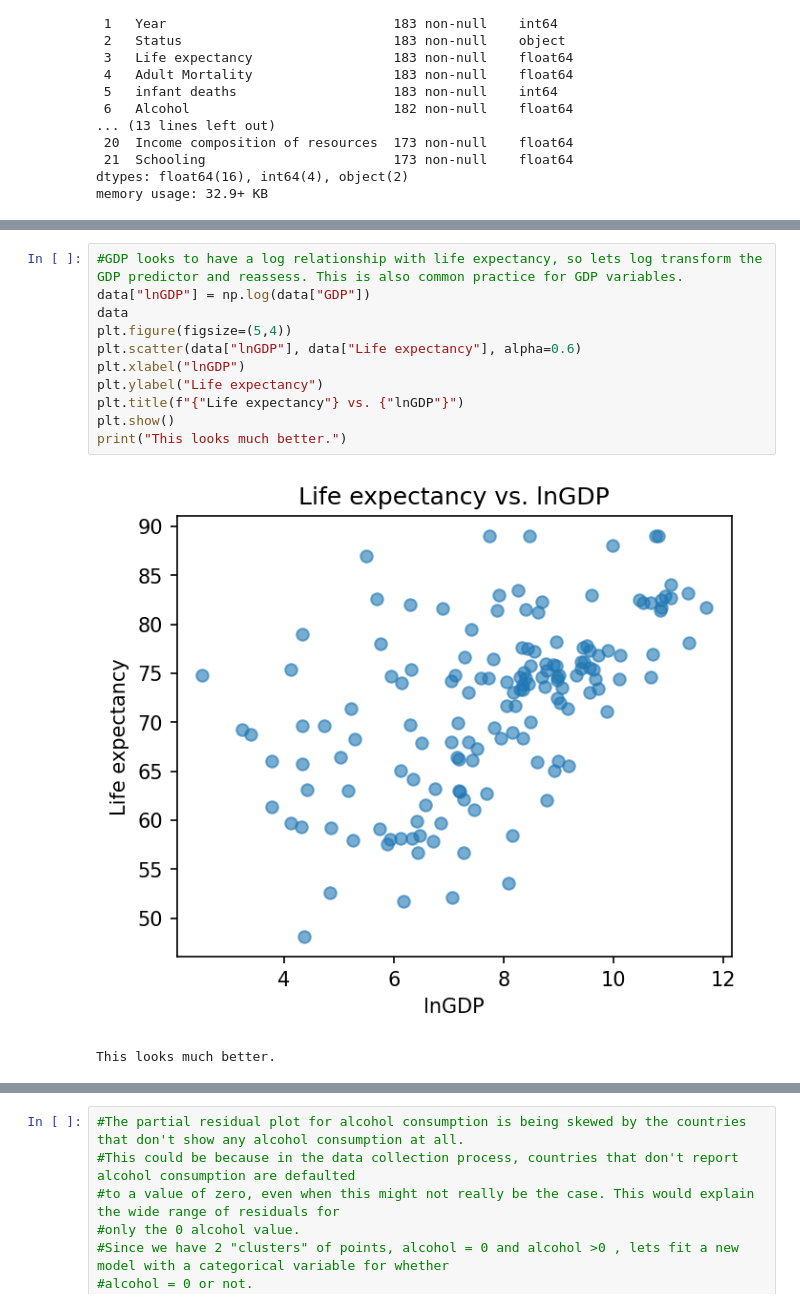
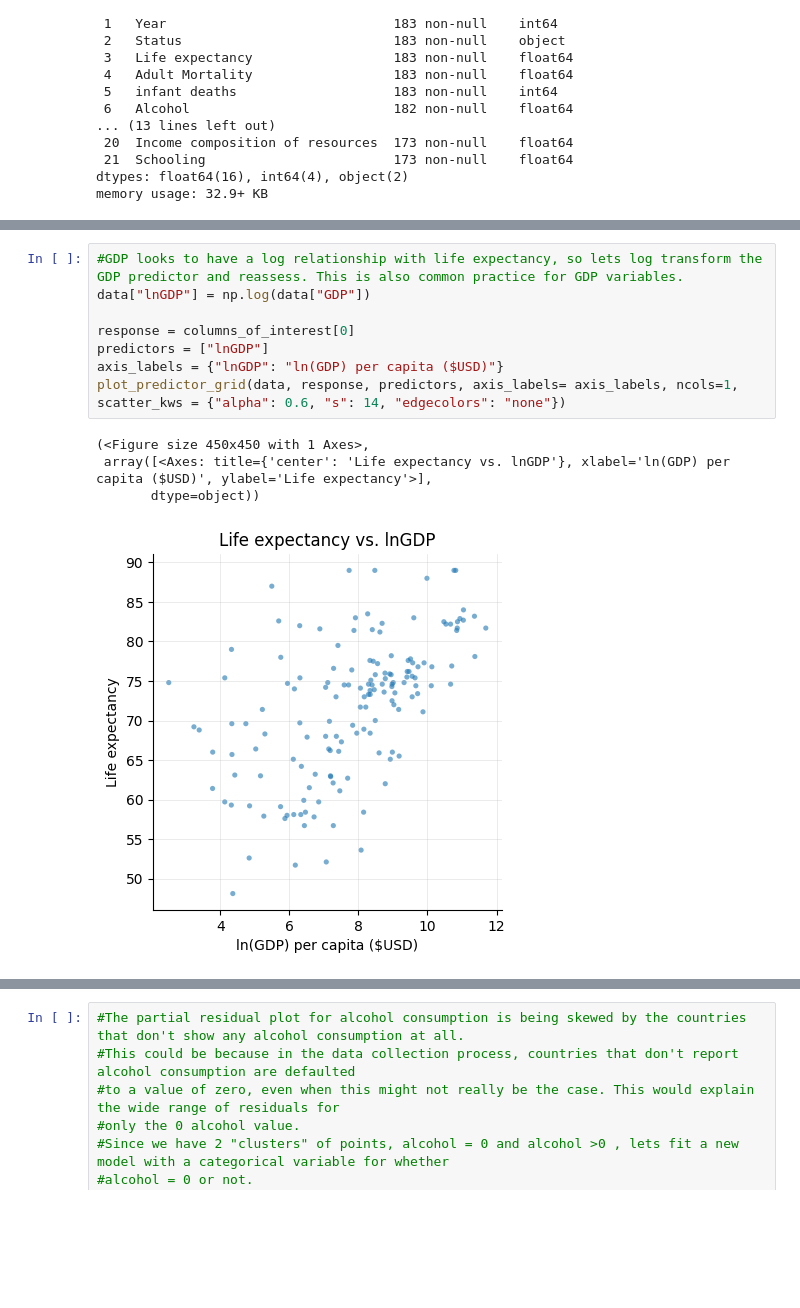
Before and after one commit to Nolan6Jensen/life-expectancy-modeling, a Jupyter notebook: analysis1.ipynb, the cells around one changed output, grey strips where cells are left out. Drawn from its saved outputs; the diff is of its cells as text; blank space fills up the shorter version.

```diff
--- a/analysis1.ipynb
+++ b/analysis1.ipynb
@@ -231,17 +215,16 @@ plt.show()
 # %%
 #GDP looks to have a log relationship with life expectancy, so lets log transform the GDP predictor and reassess. This is also common practice for GDP variables.
 data["lnGDP"] = np.log(data["GDP"])
-data
-plt.figure(figsize=(5,4))
-plt.scatter(data["lnGDP"], data["Life expectancy"], alpha=0.6)
-plt.xlabel("lnGDP")
-plt.ylabel("Life expectancy")
-plt.title(f"{"Life expectancy"} vs. {"lnGDP"}")
-plt.show()
-print("This looks much better.")
+
+response = columns_of_interest[0]
+predictors = ["lnGDP"]
+axis_labels = {"lnGDP": "ln(GDP) per capita ($USD)"}
+plot_predictor_grid(data, response, predictors, axis_labels= axis_labels, ncols=1, scatter_kws = {"alpha": 0.6, "s": 14, "edgecolors": "none"})
 # %% [output]
+(<Figure size 450x450 with 1 Axes>,
+ array([<Axes: title={'center': 'Life expectancy vs. lnGDP'}, xlabel='ln(GDP) per capita ($USD)', ylabel='Life expectancy'>],
+       dtype=object))
-[figure, old version]
+[figure, new version]
-This looks much better.
 # %%
 '''
 ===========================================================================
```
Also changed, not shown: parts of 8 cells of this notebook.
